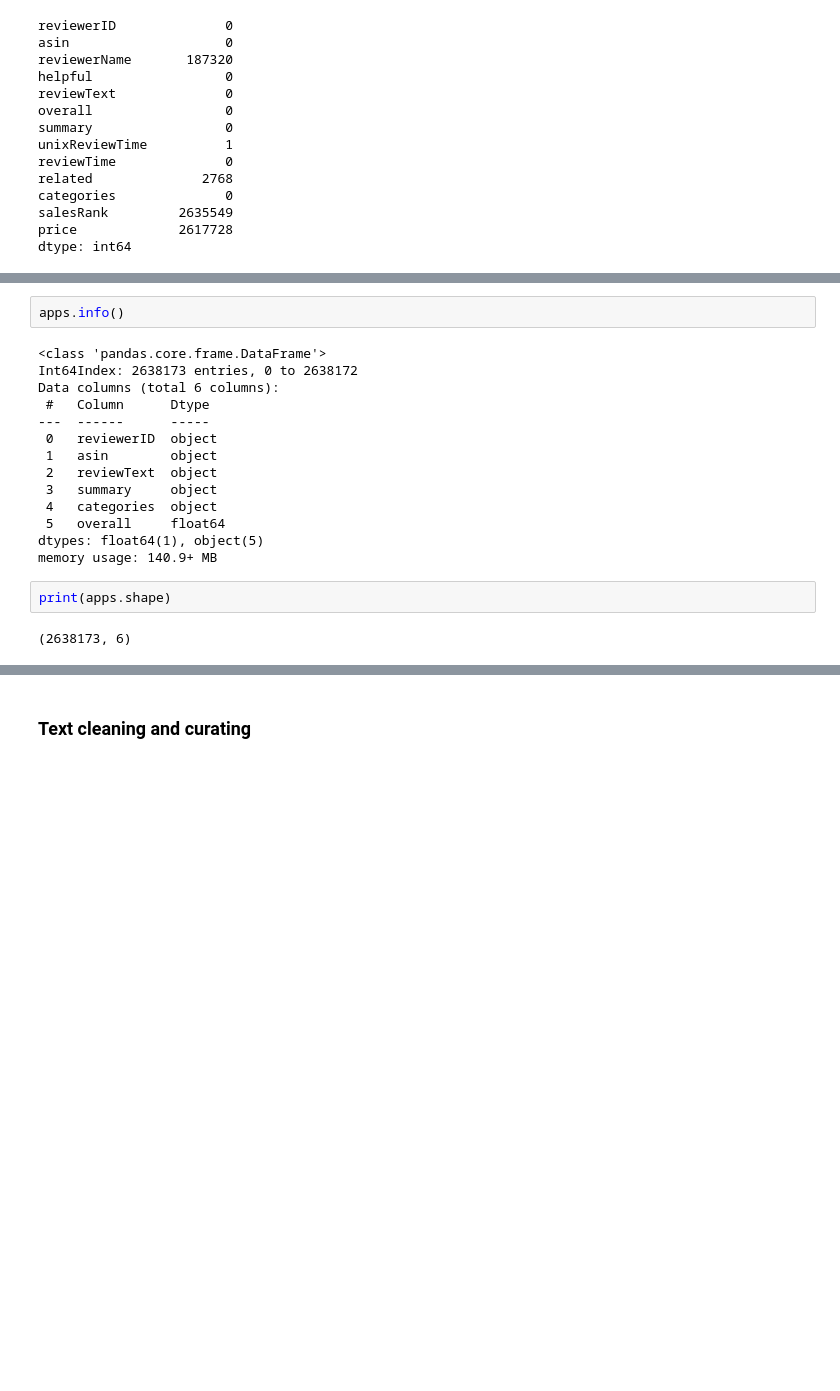
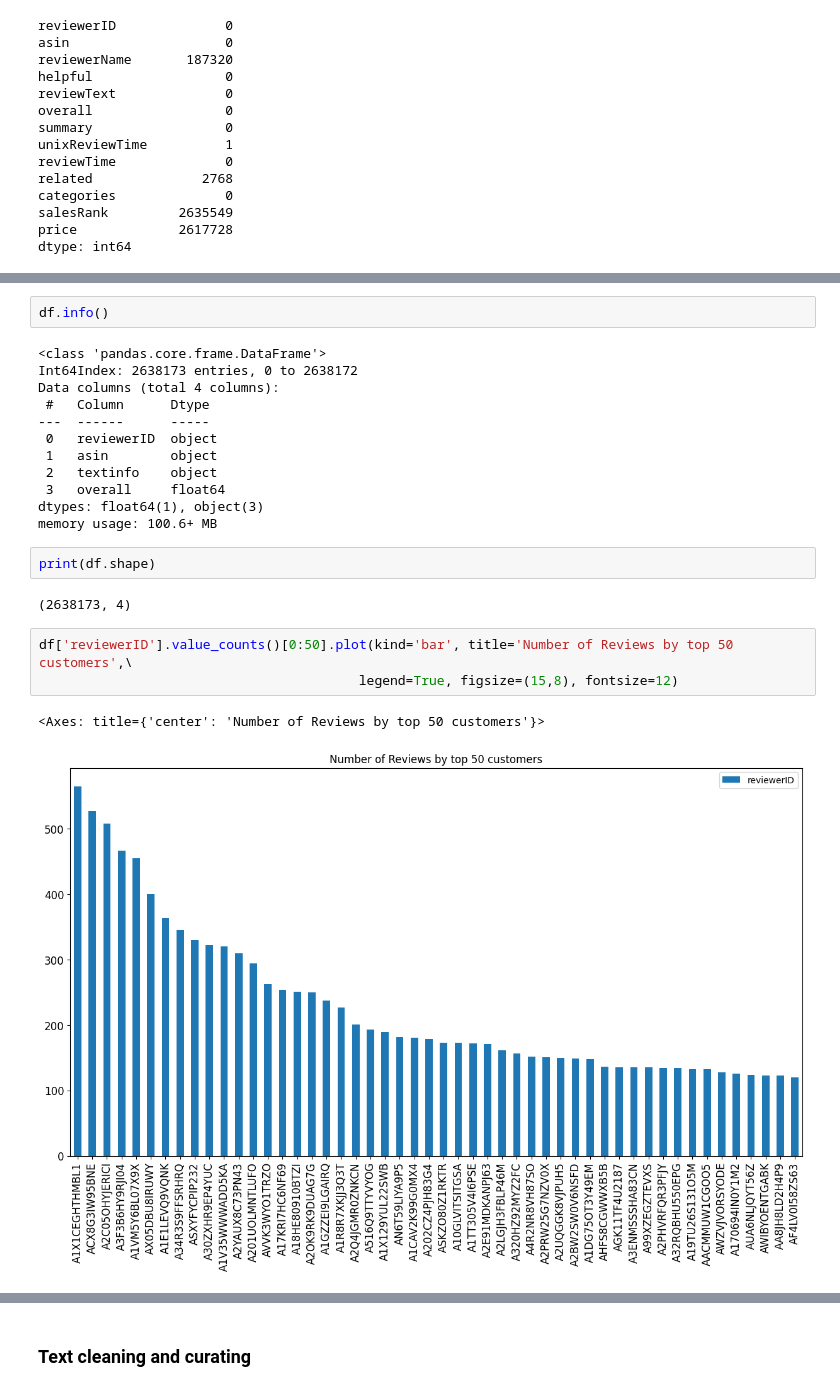
Before and after one commit to Michael-HK/Mobile_Apps_Reccomendation_system, a Jupyter notebook: mobile_Apps_reccomender_system.ipynb, the cells around one changed output, grey strips where cells are left out. Saved outputs shown, nothing was run; the diff lists cells and outputs as text; blank space fills up the shorter version.

```diff
--- a/mobile_Apps_reccomender_system.ipynb
+++ b/mobile_Apps_reccomender_system.ipynb
@@ -171,22 +193,26 @@ categories    0
 overall       0
 dtype: int64
 # %%
-apps.info()
+df.info()
 # %% [output]
 <class 'pandas.core.frame.DataFrame'>
 Int64Index: 2638173 entries, 0 to 2638172
-Data columns (total 6 columns):
+Data columns (total 4 columns):
  #   Column      Dtype
 ---  ------      -----
  0   reviewerID  object
  1   asin        object
- 2   reviewText  object
- 3   summary     object
- 4   categories  object
- 5   overall     float64
-dtypes: float64(1), object(5)
-memory usage: 140.9+ MB
+ 2   textinfo    object
+ 3   overall     float64
+dtypes: float64(1), object(3)
+memory usage: 100.6+ MB
 # %%
-print(apps.shape)
+print(df.shape)
 # %% [output]
-(2638173, 6)
+(2638173, 4)
+# %%
+df['reviewerID'].value_counts()[0:50].plot(kind='bar', title='Number of Reviews by top 50 customers',\
+                                         legend=True, figsize=(15,8), fontsize=12)
+# %% [output]
+<Axes: title={'center': 'Number of Reviews by top 50 customers'}>
+[figure, added]
```
Also changed, not shown: parts of 68 cells of this notebook.
